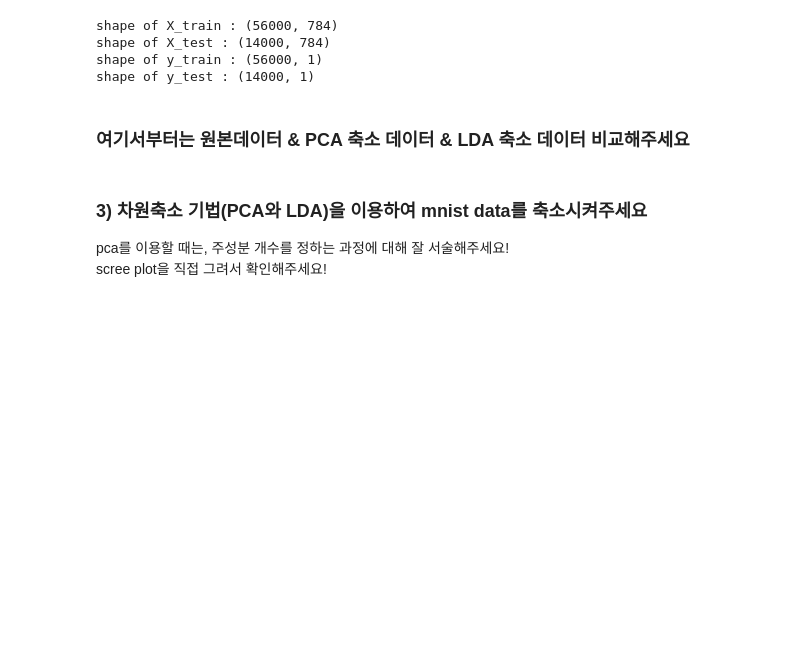
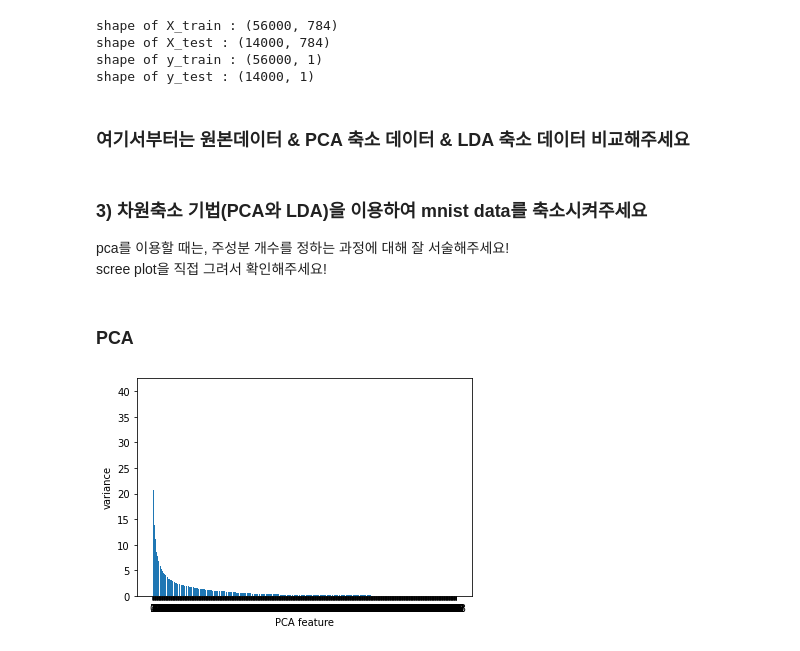
Before and after one commit to kains123/Tobigs-ML, a Jupyter notebook: Week04/차원축소/week5_dr_assignment/week5_dimensionality_reduction_assignment2.ipynb, the cells around one changed output. Cells and saved outputs as stored; diff of their text form; code cells hidden in the pictures; blank space fills up the shorter version.

```diff
--- a/Week04/차원축소/week5_dr_assignment/week5_dimensionality_reduction_assignment2.ipynb
+++ b/Week04/차원축소/week5_dr_assignment/week5_dimensionality_reduction_assignment2.ipynb
@@ -61,4 +86,7 @@ plt.show()
 # %%
 # 이미지 데이터 스케일링 시, 타겟값은 음수를 포함하지 않아야 합니다!
 # 왜곡이 생길 우려가 있는 스케일링도 지양해주세요
-scaled_X =
+from sklearn.preprocessing import StandardScaler
+scaler = StandardScaler()
+scaled_X = scaler.fit_transform(X)
+pd.DataFrame(scaled_X).describe()
@@ -66,7 +105,7 @@ scaled_X =
 ### 2) train_test_split을 통해 데이터를 0.8 0.2의 비율로 분할해주세요
 # %%
 from sklearn.model_selection import train_test_split
-X_train, X_test, y_train, y_test =
+X_train, X_test, y_train, y_test = train_test_split(scaled_X, y, test_size = 0.2, random_state=11)
 # %%
 print(f"shape of X_train : {X_train.shape}\nshape of X_test : {X_test.shape}\nshape of y_train : {y_train.shape}\nshape of y_test : {y_test.shape}\n")
 # %% [output]
@@ -81,7 +120,37 @@ shape of y_test : (14000, 1)
 
 pca를 이용할 때는, 주성분 개수를 정하는 과정에 대해 잘 서술해주세요!<br>
 scree plot을 직접 그려서 확인해주세요!
+# %% [markdown]
+### PCA
 # %%
 from sklearn.decomposition import PCA
 # %%
 from sklearn.discriminant_analysis import LinearDiscriminantAnalysis
+# %%
+from sklearn.decomposition import PCA
+from sklearn.discriminant_analysis import LinearDiscriminantAnalysis
+from sklearn.preprocessing import StandardScaler
+from sklearn.pipeline import make_pipeline
+import matplotlib.pyplot as plt
+
+# 정규화
+scaler = StandardScaler()
+
+# pca , 디폴트 components는 n(전체 feature 수)
+pca = PCA()
+
+# pipeline
+pipeline = make_pipeline(scaler,pca)
+
+# Fit the pipeline to 'samples'
+# pipeline의 fit = 내장 전처리함수의 fit_transform 호출
+pipeline.fit(X_train)
+
+features = range(pca.n_components_)
+plt.bar(features, pca.explained_variance_)  #pca.explained_variance_ : eigenvalue
+plt.xlabel('PCA feature')
+plt.ylabel('variance')
+plt.xticks(features)
+plt.show()
+# %% [output]
+[figure, added]
```
Also changed, not shown: parts of 11 cells of this notebook, 2 other files.
